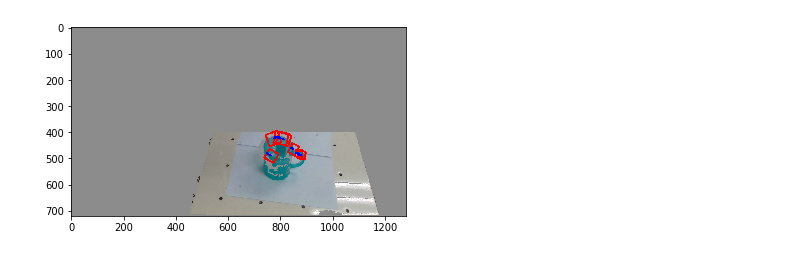
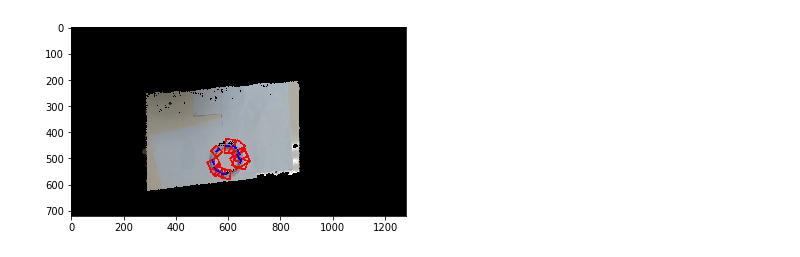
Before and after one commit to peter0749/Planar-Grasping, a Jupyter notebook: real_grasp.ipynb, the cells around one changed output. Saved outputs shown, nothing was run; the diff lists cells and outputs as text; code cells hidden in the pictures.

```diff
--- a/real_grasp.ipynb
+++ b/real_grasp.ipynb
@@ -4,6 +4,7 @@ import io
 import sys
 import os
 import numpy as np
+import numba as nb
 import json
 import subprocess
 import base64
@@ -21,6 +22,7 @@ import rospy
 
 source_frame = 'camera_color_optical_frame'
 target_frame = 'base_link'
+virtual_cam_frame = 'virtual_cam'
 
 def grasp2pts(x):
     x_mean = x.mean(axis=0)
@@ -138,4 +140,4 @@ def process_heighmap_range(heightmap, lower=-0.03, upper=0.13):
     invalid_region = ((depth_<lower) | (depth_>upper))
     depth_ = (depth_.clip(lower, upper) - lower) / (upper-lower)
     depth_[invalid_region] = 0
-    return depth_
+    return depth_, invalid_region
@@ -144,9 +256,11 @@ test = GraspHandler()
 # %%
-import cv2
-import matplotlib.pyplot as plt
 xyz, img = get_heightmap(bot, listenser, target_frame=target_frame, source_frame=source_frame)
 depth = xyz[...,-1]
-depth = process_heighmap_range(depth, lower=-0.03, upper=0.15)
+depth, invalid_region = process_heighmap_range(depth, lower=-0.03, upper=0.15)
 depth[:400] = 0
 depth[:,:400] = 0
-img[depth==0] = 140
+#img[depth==0] = 140
+# %%
+uv = get_camera_uv(xyz, bot, listenser, virtual_cam_frame, target_frame)
+new_img, new_depth, new_xyz, missing = apply_uv(uv, img, depth, xyz)
+new_img, new_depth, new_xyz = fill_holes(new_img, new_depth, new_xyz, mask=missing.astype(np.bool))
@@ -163,14 +289,14 @@ plt.show()
 # %%
-pts = test.get_topK(img,depth,K=10)
-img_ = np.copy(img)
+pts = test.get_topK(new_img,new_depth,K=20)
+img_ = np.copy(new_img)
 cv2.polylines(img_, pts.astype(np.int32), True, (255,0,0), 5)
 vecs = [ grasp2pts(pt) for pt in pts ]
 for vec in vecs:
     cv2.line(img_, tuple(vec[0].astype(np.int32)), tuple(vec[1].astype(np.int32)), (0,0,255), 5)
 plt.imshow(img_)
 plt.show()
 # %% [output]
-[figure, old version]
+[figure, new version]
 # %%
 def deg_diff(u_, v_):
     u = u_.astype(np.float32)
```
Also changed, not shown: parts of 10 cells of this notebook.
